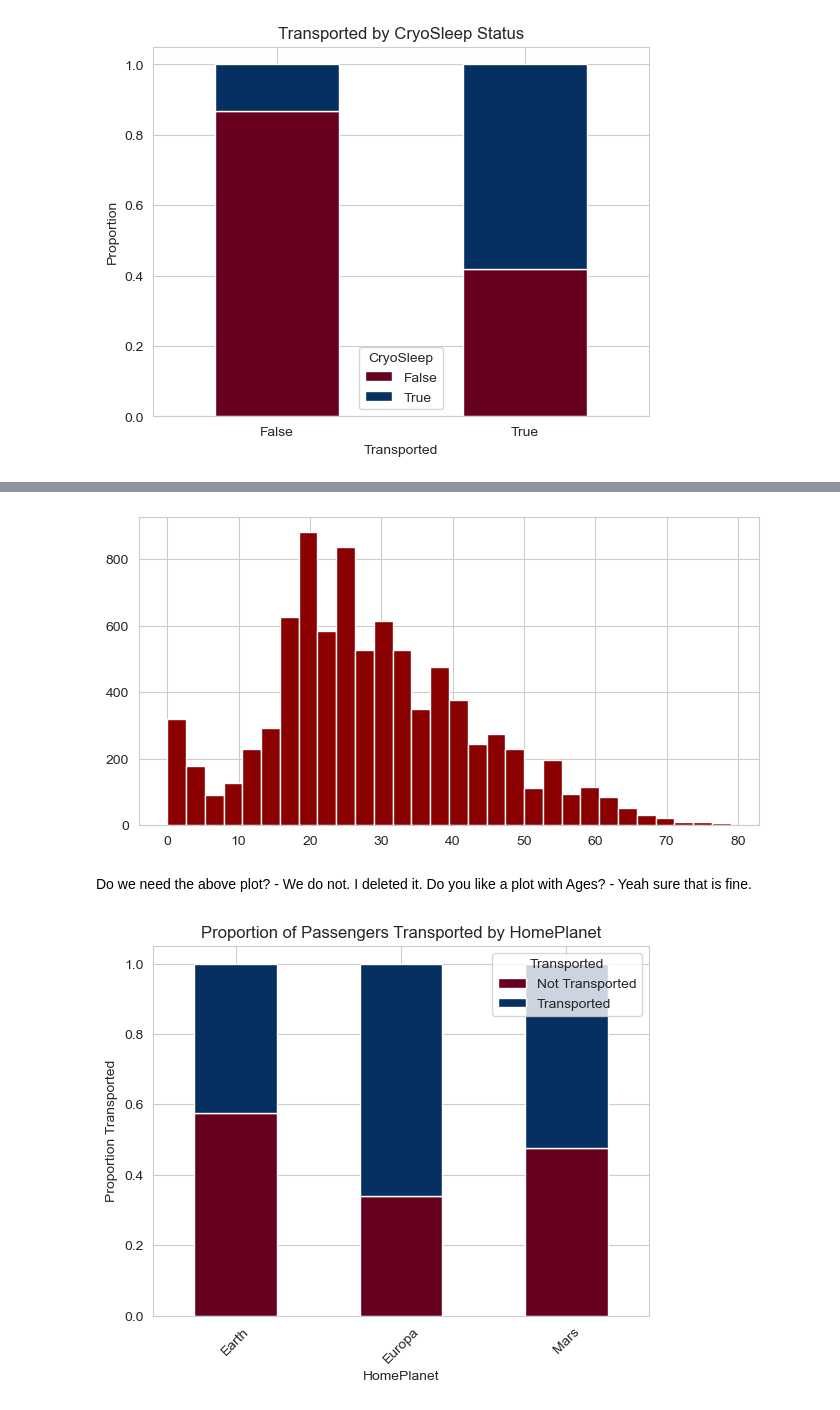
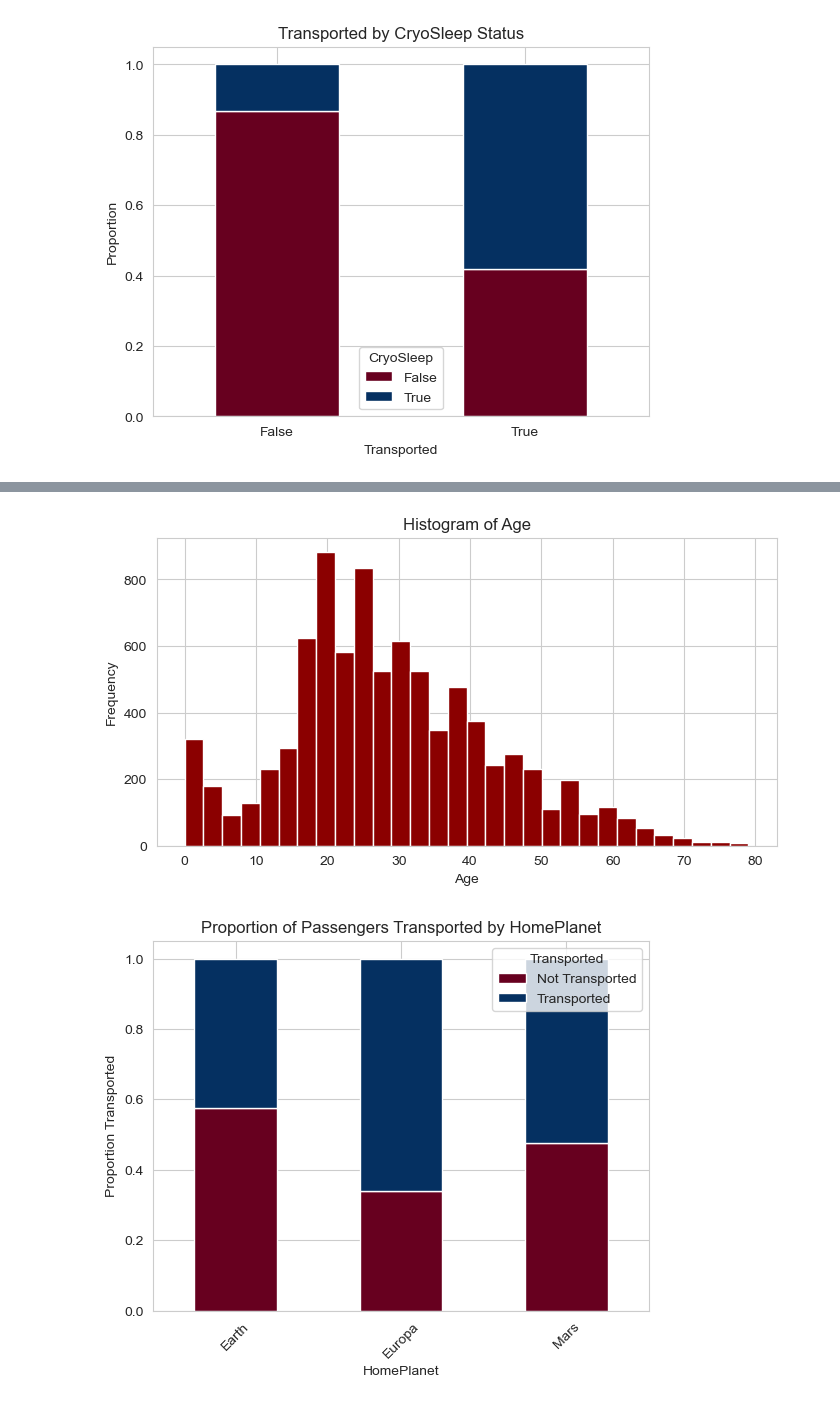
Before and after one commit to AnnaAnastasy/spaceship, a Jupyter notebook: spaceship.ipynb, the cells around one changed output, grey strips where cells are left out. Cells and saved outputs as stored; diff of their text form; code cells hidden in the pictures.

```diff
--- a/spaceship.ipynb
+++ b/spaceship.ipynb
@@ -192,9 +206,17 @@ Hmmmm smart!!!
-# %%
-df_train.Age.hist(color='darkred', bins=30, figsize=(8,4));
-# %% [output]
-[figure, removed]
-# %% [markdown]
-Do we need the above plot? - We do not. I deleted it. Do you like a plot with Ages? - Yeah sure that is fine.
+# %%
+# Plot a histogram of the 'Age' column in the df_train
+df_train.Age.hist(color='darkred', bins=30, figsize=(8,4))
+
+# Add labels to the x and y axes
+plt.xlabel('Age')
+plt.ylabel('Frequency')
+
+# Add a title to the plot
+plt.title('Histogram of Age')
+
+plt.show()
+# %% [output]
+[figure, added]
 # %%
 df_train_copy = df_train.copy()
 # Convert 'Transported' to an integer to ease calculations (True to 1, False to 0)
```
Also changed, not shown: parts of 55 cells of this notebook, 1 other file.
